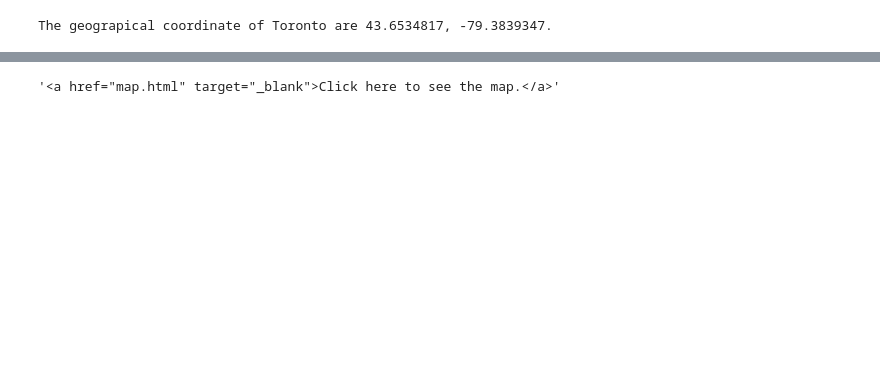
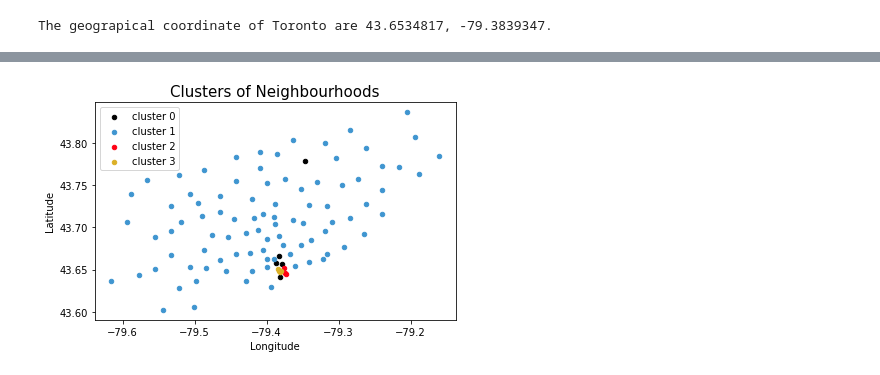
Before and after one commit to emdemor/Coursera_Capstone, a Jupyter notebook: coursera_capstone_Week_3_P3.ipynb, the cells around one changed output, grey strips where cells are left out. Saved outputs shown, nothing was run; the diff lists cells and outputs as text; code cells hidden in the pictures; blank space fills up the shorter version.

```diff
--- a/coursera_capstone_Week_3_P3.ipynb
+++ b/coursera_capstone_Week_3_P3.ipynb
@@ -221,7 +181,7 @@ def n_most_common_words(n,venues=list_venues):
 
     return dict(Counter(concat_categories.split()).most_common(n))
 
-most_common_words = n_most_common_words(150)
+most_common_words = n_most_common_words(250)
 # %%
 def get_venue_feature_array(venue):
 
@@ -250,12 +218,16 @@ from sklearn.preprocessing import MinMaxScaler
 
 scaler = MinMaxScaler()
 
-data = scaler.fit_transform(df_cat.iloc[:,5:])
+
+venues_array = [get_venue_feature_array(venue) for venue in list_venues]
+df_cat = pd.DataFrame(venues_array)
+
+df_cat.iloc[:,5:] = scaler.fit_transform(df_cat.iloc[:,5:])
 
 kclusters = 4
 
 # # run k-means clustering
-kmeans = KMeans(n_clusters=kclusters, random_state=0).fit(data)
+kmeans = KMeans(n_clusters=kclusters, random_state=0).fit(df_cat.iloc[:,5:])
 
 # # check cluster labels generated for each row in the dataframe
 df_cat['labels'] = kmeans.labels_
@@ -275,23 +247,24 @@ import random
 from IPython.core.display import display, HTML
 
 
-colors_list = ['#000000','#3f95d0','#ff0114','#39954D','#ffa300','#045c5c',]
+colors_list = ['#000000','#3f95d0','#ff0114','#dbb027','#ffa300','#045c5c',]
+df_cat['color'] = df_cat['labels'].apply(lambda x: colors_list[x])
 
 # create map of New York using latitude and longitude values
 map_toronto = folium.Map(location=[latitude, longitude], zoom_start=10)
 
 
 # add markers to map
-for lat, lng, borough, neighborhood,lab in zip(df_cat['latitude'], df_cat['longitude'], df_cat['borough'], df_cat['neighbourhood'], df_cat['labels']):
+for (lat, lng, borough, neighborhood,lab,col) in zip(df_cat['latitude'], df_cat['longitude'], df_cat['borough'], df_cat['neighbourhood'], df_cat['labels'], df_cat['color']):
     label = '{}, {}'.format(neighborhood, borough)
     label = folium.Popup(label, parse_html=True)
     folium.CircleMarker(
         [lat, lng],
         radius=5,
         popup=label,
-        color=colors_list[lab],
+        color=col,
         fill=True,
-        fill_color=colors_list[lab],
+        fill_color=col,
         fill_opacity=0.7,
         parse_html=False).add_to(map_toronto)
 
@@ -310,4 +280,15 @@ Click here to see the map.
-# %%
-'<a href="'+file+ '" target="_blank">Click here to see the map.</a>'
-# %% [output]
-'<a href="map.html" target="_blank">Click here to see the map.</a>'
+# %%
+import matplotlib.pyplot as plt
+for lab in  np.sort(df_cat['labels'].unique()):
+    df_plot = df_cat[df_cat['labels']==lab]
+    plt.scatter(df_plot['longitude'],df_plot['latitude'],c=colors_list[lab],s=20,label='cluster '+str(lab))
+
+plt.legend()
+plt.xlabel('Longitude')
+plt.ylabel('Latitude')
+plt.title('Clusters of Neighbourhoods', fontsize=15)
+plt.tight_layout()
+plt.savefig('clusters_of_neighbourhood.png')
+plt.show()
+# %% [output]
+[figure, added]
```
Also changed, not shown: parts of 12 cells of this notebook, 2 other files.
